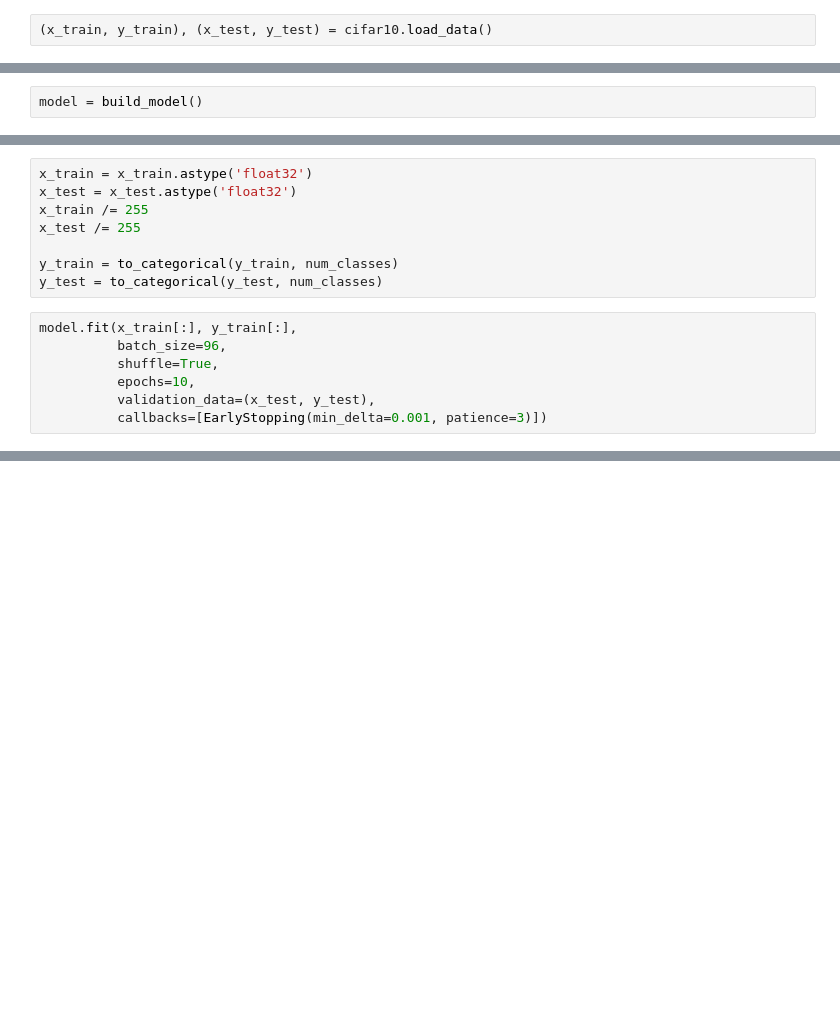
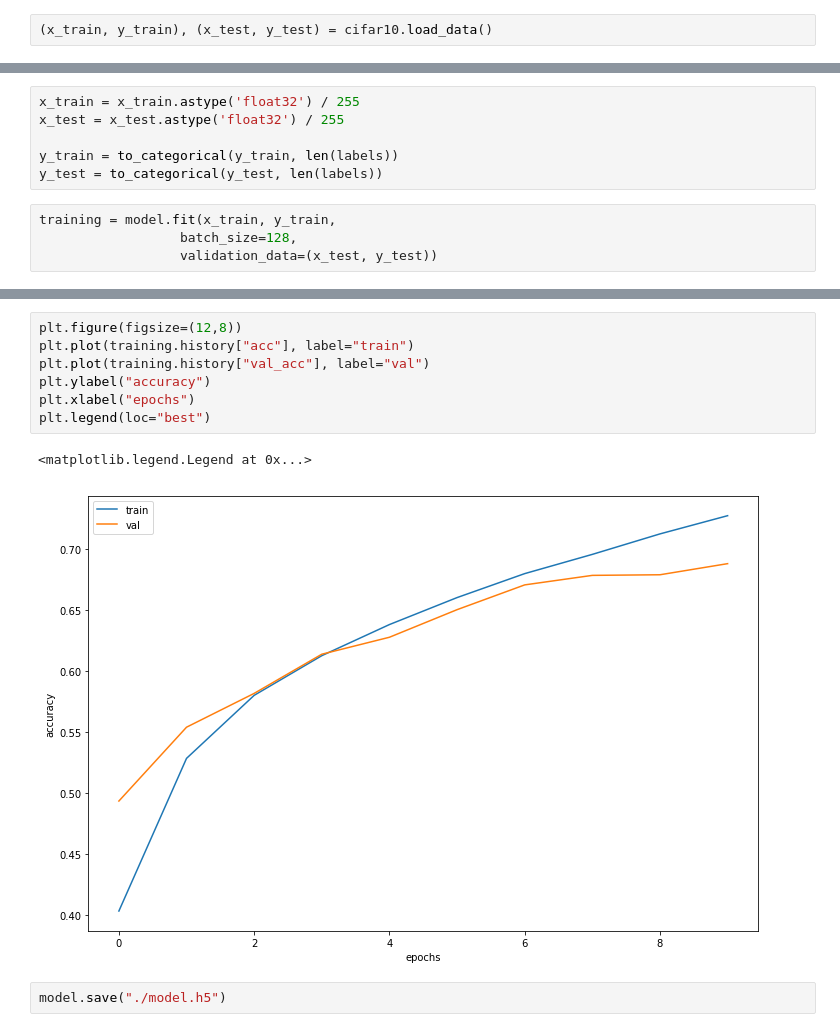
Before and after one commit to jakeret/ctd, a Jupyter notebook: ml_meets_swe/keras-cifar10.ipynb, the cells around one changed output, grey strips where cells are left out. Drawn from its saved outputs; the diff is of its cells as text; blank space fills up the shorter version.

Commit message:
finalized model training

```diff
--- a/ml_meets_swe/keras-cifar10.ipynb
+++ b/ml_meets_swe/keras-cifar10.ipynb
@@ -53,2 +48,0 @@ def build_model():
-# %%
-model = build_model()
@@ -75,17 +49,12 @@ _________________________________________________________________
 # %%
-x_train = x_train.astype('float32')
-x_test = x_test.astype('float32')
-x_train /= 255
-x_test /= 255
+x_train = x_train.astype('float32') / 255
+x_test = x_test.astype('float32') / 255
 
-y_train = to_categorical(y_train, num_classes)
-y_test = to_categorical(y_test, num_classes)
+y_train = to_categorical(y_train, len(labels))
+y_test = to_categorical(y_test, len(labels))
 # %%
-model.fit(x_train[:], y_train[:],
-          batch_size=96,
-          shuffle=True,
-          epochs=10,
-          validation_data=(x_test, y_test),
-          callbacks=[EarlyStopping(min_delta=0.001, patience=3)])
+training = model.fit(x_train, y_train,
+                  batch_size=128,
+                  validation_data=(x_test, y_test))
 # %% [output]
 Train on 50000 samples, validate on 10000 samples
@@ -117,3 +77,15 @@ Accuracy: 0.744
+# %%
+plt.figure(figsize=(12,8))
+plt.plot(training.history["acc"], label="train")
+plt.plot(training.history["val_acc"], label="val")
+plt.ylabel("accuracy")
+plt.xlabel("epochs")
+plt.legend(loc="best")
+# %% [output]
+<matplotlib.legend.Legend at 0x...>
+[figure, added]
+# %%
+model.save("./model.h5")
 # %%
 fig, axs = plt.subplots(5,5, sharex=True, sharey=True, figsize=(12,8))
 for ax, img, lbl in zip(axs.flatten(), x_test, y_test):
```
Also changed, not shown: parts of 14 cells of this notebook, 1 other file.
